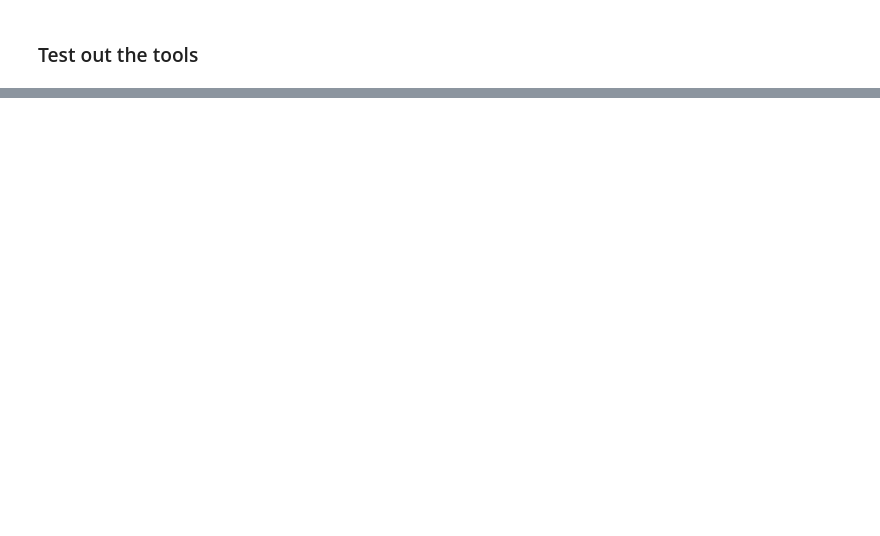
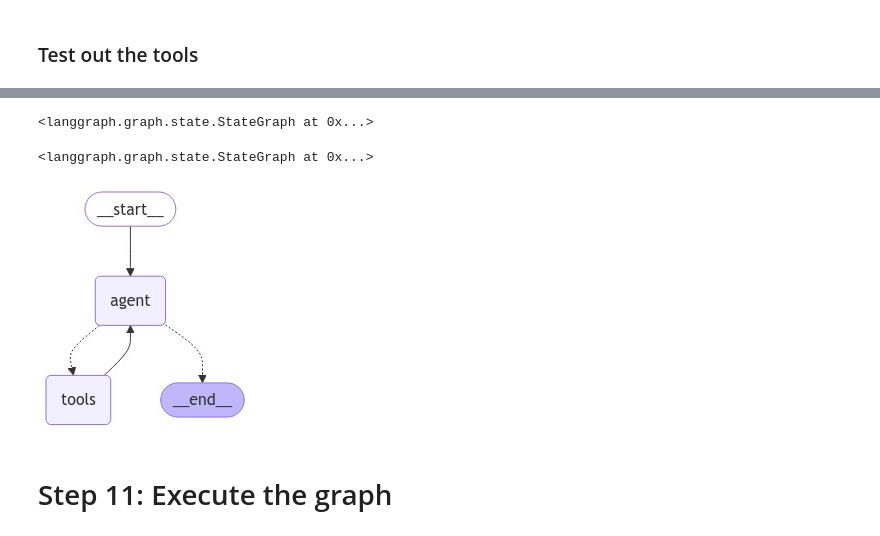
Before and after one commit to mongodb-developer/ai-agents-lab-notebooks, a Jupyter notebook: notebook_template.ipynb, the cells around one changed output, grey strips where cells are left out. Cells and saved outputs as stored; diff of their text form; code cells hidden in the pictures; blank space fills up the shorter version.

Commit message:
LangGraph updates

```diff
--- a/notebook_template.ipynb
+++ b/notebook_template.ipynb
@@ -370,0 +291,31 @@ agent_with_chat_history.invoke(
+# %%
+workflow = StateGraph(GraphState)
+# %%
+# Add nodes
+workflow.add_node("agent", agent)
+workflow.add_node("tools", tool_node)
+# %% [output]
+<langgraph.graph.state.StateGraph at 0x...>
+# %%
+# Add edges
+workflow.add_edge(START, "agent")
+workflow.add_edge("tools", "agent")
+workflow.add_conditional_edges(
+    "agent",
+    route_tools,
+    {"tools": "tools", END: END},
+)
+# %% [output]
+<langgraph.graph.state.StateGraph at 0x...>
+# %%
+app = workflow.compile()
+# %%
+try:
+    display(Image(app.get_graph().draw_mermaid_png()))
+except Exception:
+    # This requires some extra dependencies and is optional
+    pass
+# %% [output]
+[figure, added]
+# %% [markdown]
+# Step 11: Execute the graph
```
Also changed, not shown: parts of 140 cells of this notebook.
